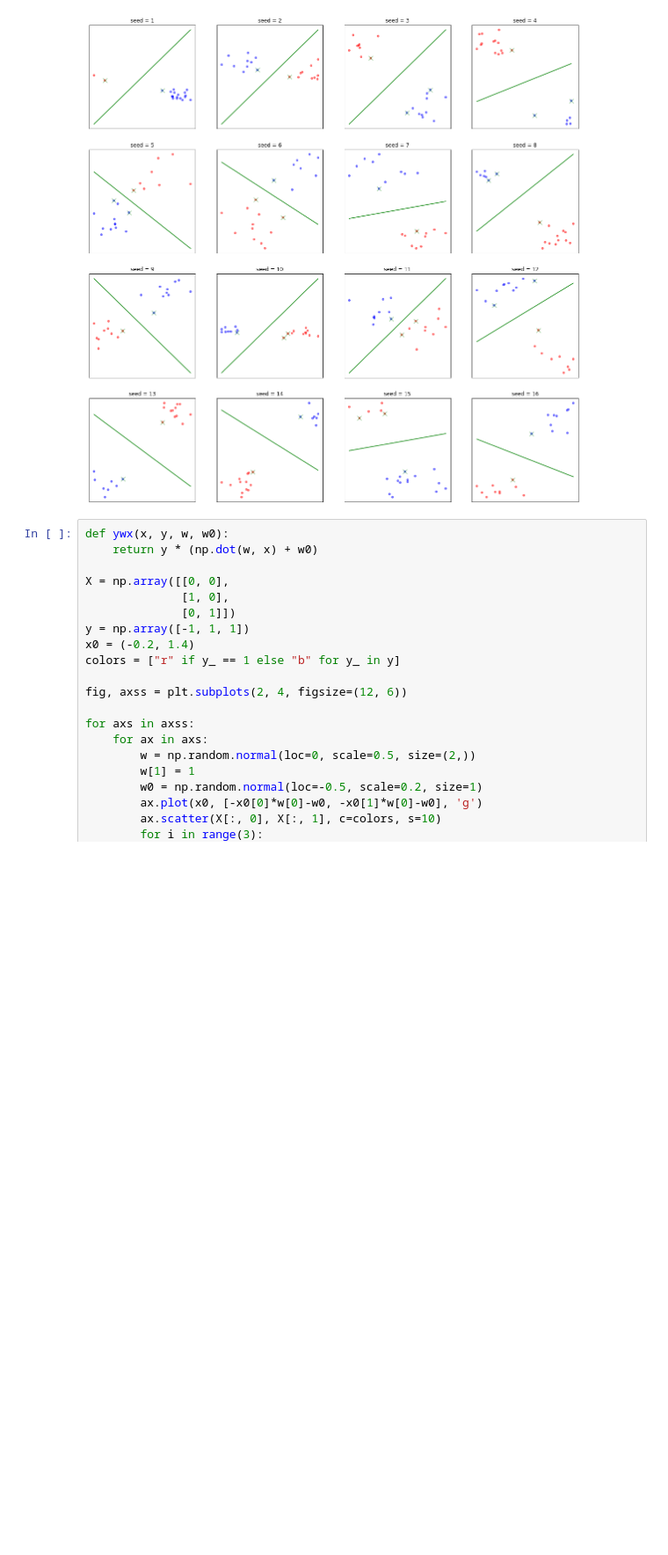
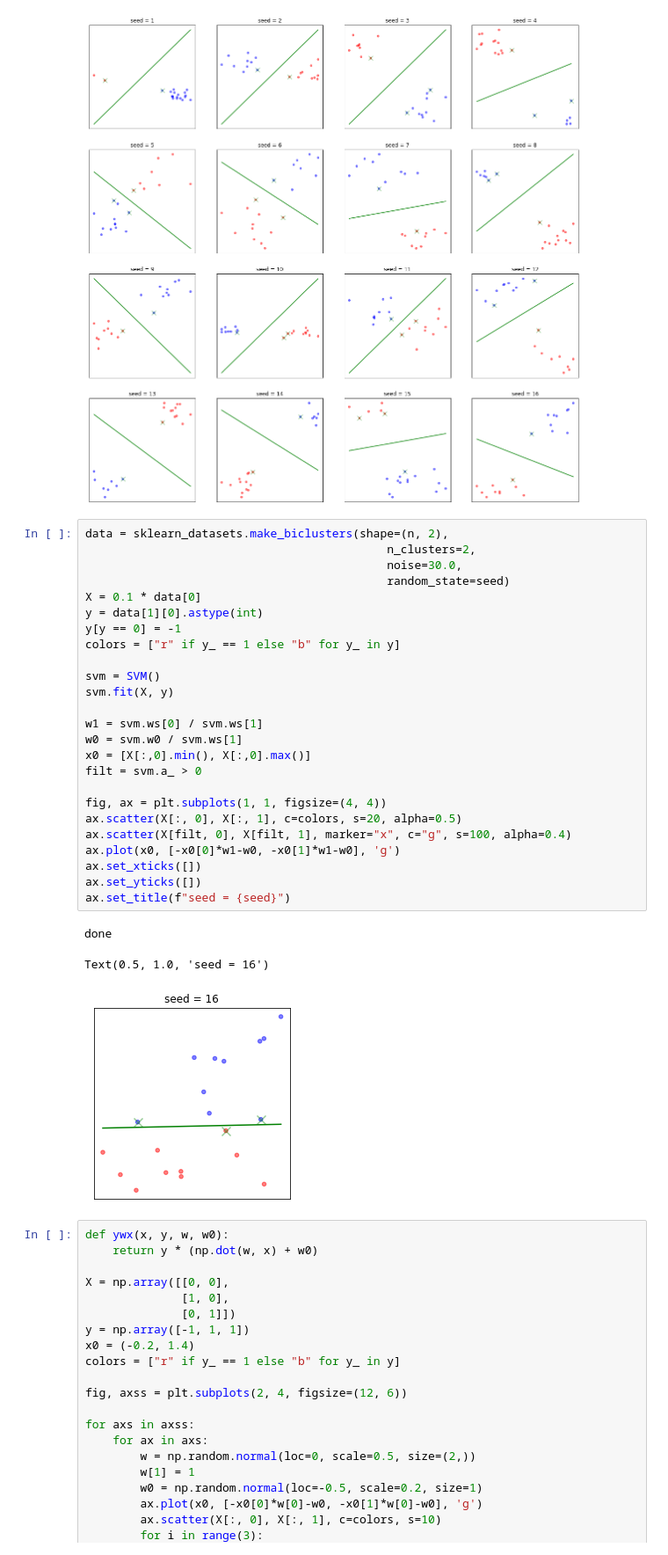
Before and after one commit to kiyomizuhi/machine_learning_experiments, a Jupyter notebook: support_vector_machine/svm_hard_platt_smo_001.ipynb, the cells around one changed output. Shown: that part at 88% size. Saved outputs shown, nothing was run; the diff lists cells and outputs as text; blank space fills up the shorter version.

```diff
--- a/support_vector_machine/svm_platt_smo_001.ipynb
+++ b/support_vector_machine/svm_hard_platt_smo_001.ipynb
@@ -348,6 +348,35 @@ done
 done
 done
 [figure]
+# %%
+data = sklearn_datasets.make_biclusters(shape=(n, 2),
+                                            n_clusters=2,
+                                            noise=30.0,
+                                            random_state=seed)
+X = 0.1 * data[0]
+y = data[1][0].astype(int)
+y[y == 0] = -1
+colors = ["r" if y_ == 1 else "b" for y_ in y]
+
+svm = SVM()
+svm.fit(X, y)
+
+w1 = svm.ws[0] / svm.ws[1]
+w0 = svm.w0 / svm.ws[1]
+x0 = [X[:,0].min(), X[:,0].max()]
+filt = svm.a_ > 0
+
+fig, ax = plt.subplots(1, 1, figsize=(4, 4))
+ax.scatter(X[:, 0], X[:, 1], c=colors, s=20, alpha=0.5)
+ax.scatter(X[filt, 0], X[filt, 1], marker="x", c="g", s=100, alpha=0.4)
+ax.plot(x0, [-x0[0]*w1-w0, -x0[1]*w1-w0], 'g')
+ax.set_xticks([])
+ax.set_yticks([])
+ax.set_title(f"seed = {seed}")
+# %% [output]
+done
+Text(0.5, 1.0, 'seed = 16')
+[figure, added]
 # %%
 def ywx(x, y, w, w0):
     return y * (np.dot(w, x) + w0)
```
Also changed, not shown: 1 other file.
